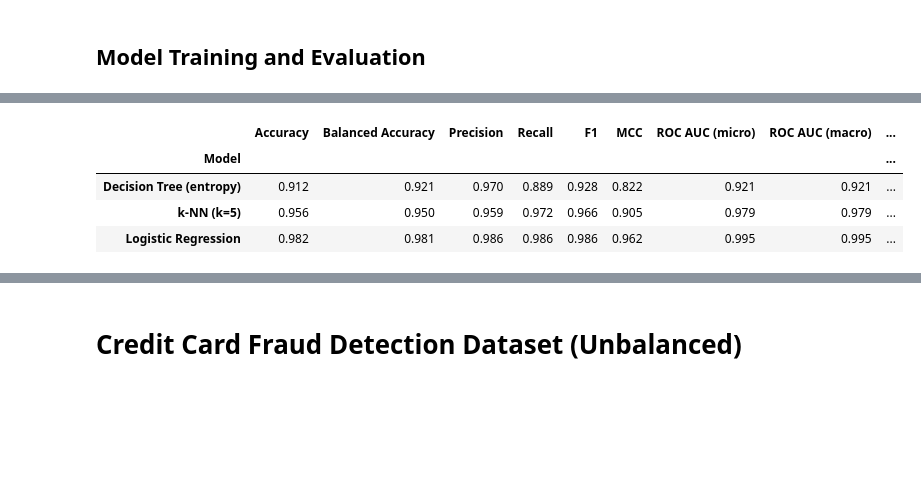
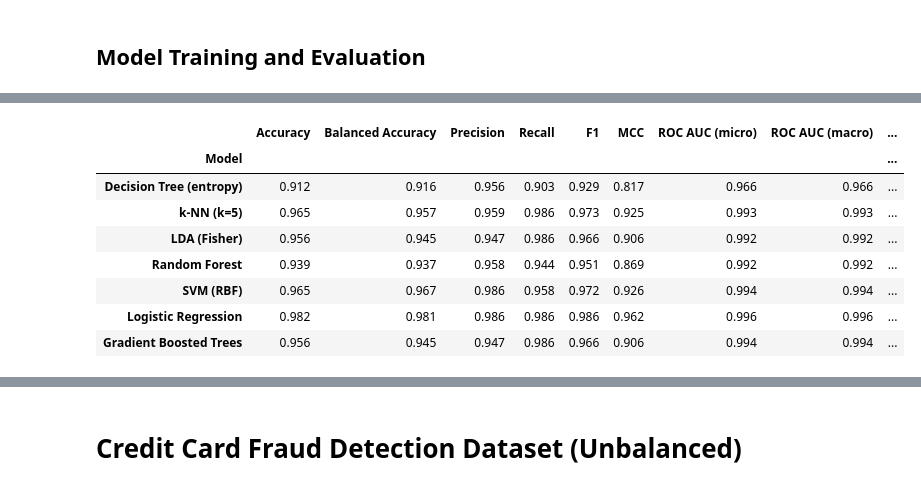
Before and after one commit to AdrianPinedaSanchez/Homework_Evaluation_and_classification_Doctorate_2_tri, a Jupyter notebook: ML_Homeworkteams.ipynb, the cells around one changed output, grey strips where cells are left out. Drawn from its saved outputs; the diff is of its cells as text; code cells hidden in the pictures; blank space fills up the shorter version.

Commit message:
Complete ML homework: optimize execution time, add all 7 classifiers, imbalance handling, discussions, and cross-dataset analysis

```diff
--- a/ML_Homeworkteams.ipynb
+++ b/ML_Homeworkteams.ipynb
@@ -561,10 +803,6 @@ Categorical columns: []
 # %% [markdown]
 ## Model Training and Evaluation
 # %%
-X_train, X_test, y_train, y_test = train_test_split(
-    X_iris, y_iris, test_size=0.2, random_state=42, stratify=y_iris
-)
-
 tuned_models, rows = tune_and_evaluate_models_random_search(
     models=models,
     param_distributions=param_distributions,
@@ -576,6 +814,6 @@ tuned_models, rows = tune_and_evaluate_models_random_search(
     scoring=scoring,
     evaluate_fn=evaluate_classifier_with_plots,
     class_names=iris.target_names,
-    max_trials_per_model=30,
+    max_trials_per_model=5,
 )
 # %% [output]
@@ -682,0 +905,14 @@ for name, model in models.items():
+# %%
+tuned_models_breast, rows_breast = tune_and_evaluate_models_random_search(
+    models=models,
+    param_distributions=param_distributions,
+    X_train=X_train,
+    y_train=y_train,
+    X_test=X_test,
+    y_test=y_test,
+    cv=cv,
+    scoring=scoring,
+    evaluate_fn=evaluate_classifier_with_plots,
+    class_names=breast.target_names,
+    max_trials_per_model=5,
+)
@@ -683,11 +927,14 @@ for name, model in models.items():
 # %%
 # Metrics Table
-results_table = pd.DataFrame(rows).set_index("Model")
-results_table = results_table[col_order]
-display(results_table.round(3))
+breast_metrics = pd.DataFrame(rows_breast).set_index("Model")[col_order].round(3)
+display(breast_metrics)
 # %% [output]
 |  | Accuracy | Balanced Accuracy | Precision | Recall | F1 | MCC | ROC AUC (micro) | ROC AUC (macro) | ... |
 | Model |  |  |  |  |  |  |  |  | ... |
-| Decision Tree (entropy) | 0.912 | 0.921 | 0.970 | 0.889 | 0.928 | 0.822 | 0.921 | 0.921 | ... |
-| k-NN (k=5) | 0.956 | 0.950 | 0.959 | 0.972 | 0.966 | 0.905 | 0.979 | 0.979 | ... |
-| Logistic Regression | 0.982 | 0.981 | 0.986 | 0.986 | 0.986 | 0.962 | 0.995 | 0.995 | ... |
+| Decision Tree (entropy) | 0.912 | 0.916 | 0.956 | 0.903 | 0.929 | 0.817 | 0.966 | 0.966 | ... |
+| k-NN (k=5) | 0.965 | 0.957 | 0.959 | 0.986 | 0.973 | 0.925 | 0.993 | 0.993 | ... |
+| LDA (Fisher) | 0.956 | 0.945 | 0.947 | 0.986 | 0.966 | 0.906 | 0.992 | 0.992 | ... |
+| Random Forest | 0.939 | 0.937 | 0.958 | 0.944 | 0.951 | 0.869 | 0.992 | 0.992 | ... |
+| SVM (RBF) | 0.965 | 0.967 | 0.986 | 0.958 | 0.972 | 0.926 | 0.994 | 0.994 | ... |
+| Logistic Regression | 0.982 | 0.981 | 0.986 | 0.986 | 0.986 | 0.962 | 0.996 | 0.996 | ... |
+| Gradient Boosted Trees | 0.956 | 0.945 | 0.947 | 0.986 | 0.966 | 0.906 | 0.994 | 0.994 | ... |
```
Also changed, not shown: parts of 43 cells of this notebook.
